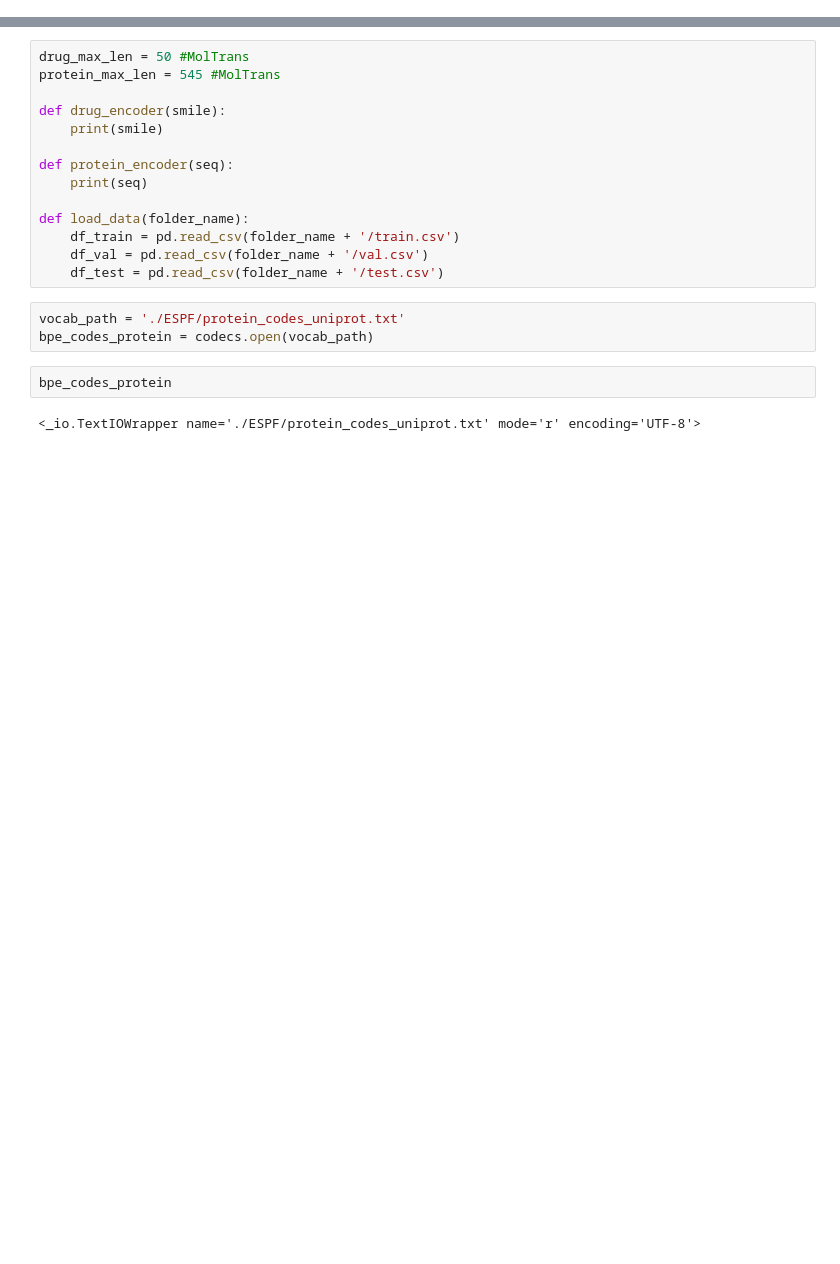
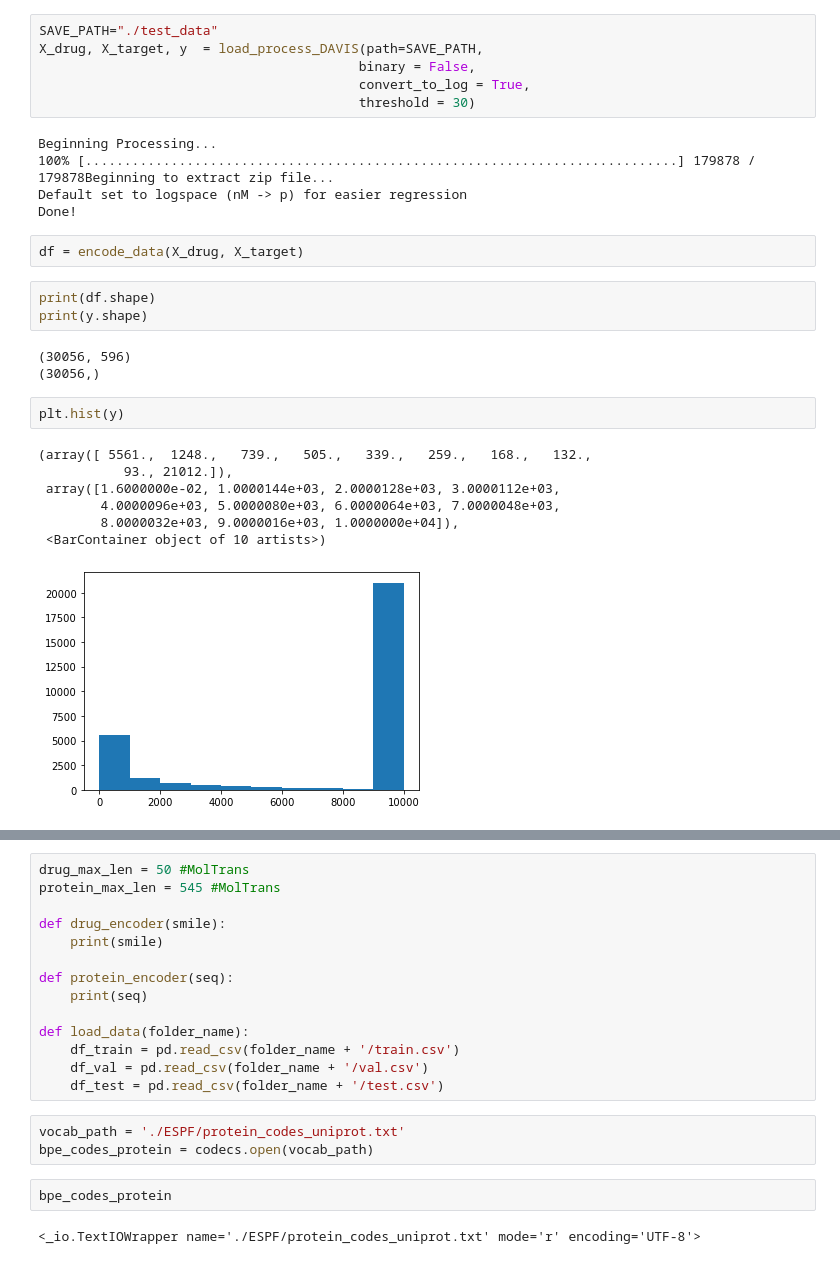
Before and after one commit to zedian/MolTrans, a Jupyter notebook: baseline.ipynb, the cells around one changed output, grey strips where cells are left out. Saved outputs shown, nothing was run; the diff lists cells and outputs as text; blank space fills up the shorter version.

```diff
--- a/baseline.ipynb
+++ b/baseline.ipynb
@@ -20,0 +164,29 @@ device = torch.device("cuda:0" if torch.cuda.is_available() else "cpu")
+# %%
+SAVE_PATH="./test_data"
+X_drug, X_target, y  = load_process_DAVIS(path=SAVE_PATH,
+                                         binary = False,
+                                         convert_to_log = True,
+                                         threshold = 30)
+# %% [output]
+Beginning Processing...
+100% [............................................................................] 179878 / 179878Beginning to extract zip file...
+Default set to logspace (nM -> p) for easier regression
+Done!
+# %%
+df = encode_data(X_drug, X_target)
+# %%
+print(df.shape)
+print(y.shape)
+# %% [output]
+(30056, 596)
+(30056,)
+# %%
+plt.hist(y)
+# %% [output]
+(array([ 5561.,  1248.,   739.,   505.,   339.,   259.,   168.,   132.,
+           93., 21012.]),
+ array([1.6000000e-02, 1.0000144e+03, 2.0000128e+03, 3.0000112e+03,
+        4.0000096e+03, 5.0000080e+03, 6.0000064e+03, 7.0000048e+03,
+        8.0000032e+03, 9.0000016e+03, 1.0000000e+04]),
+ <BarContainer object of 10 artists>)
+[figure, added]
```
Also changed, not shown: parts of 15 cells of this notebook, 9 other files.
